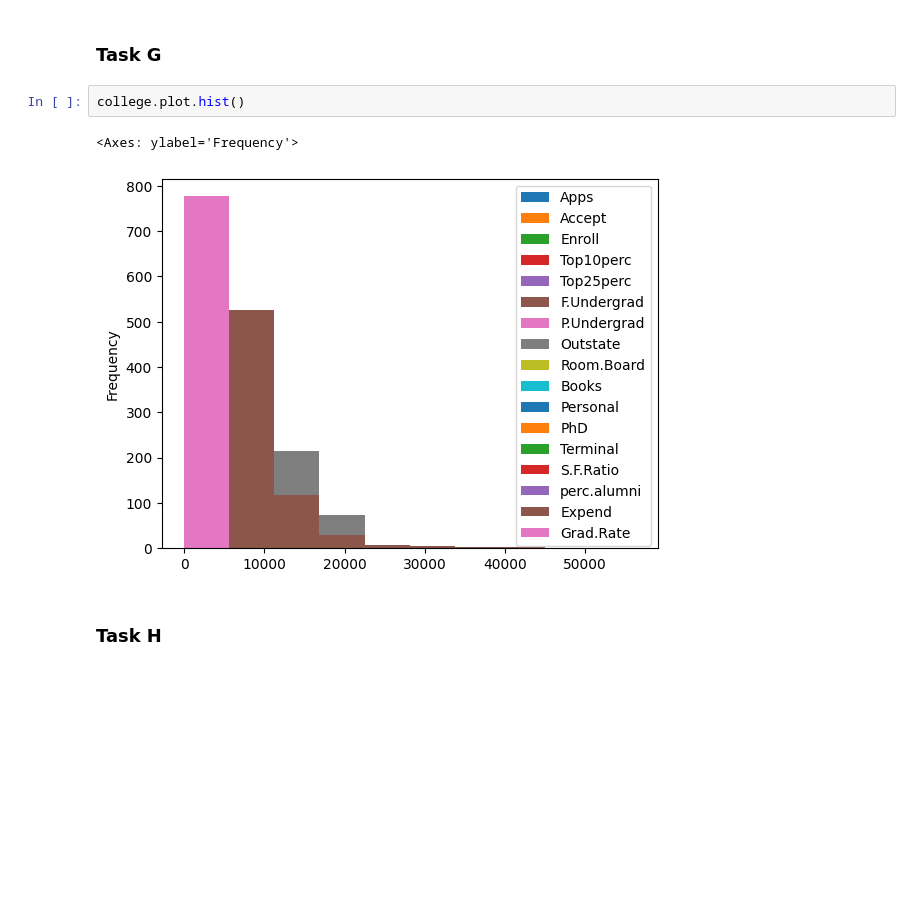
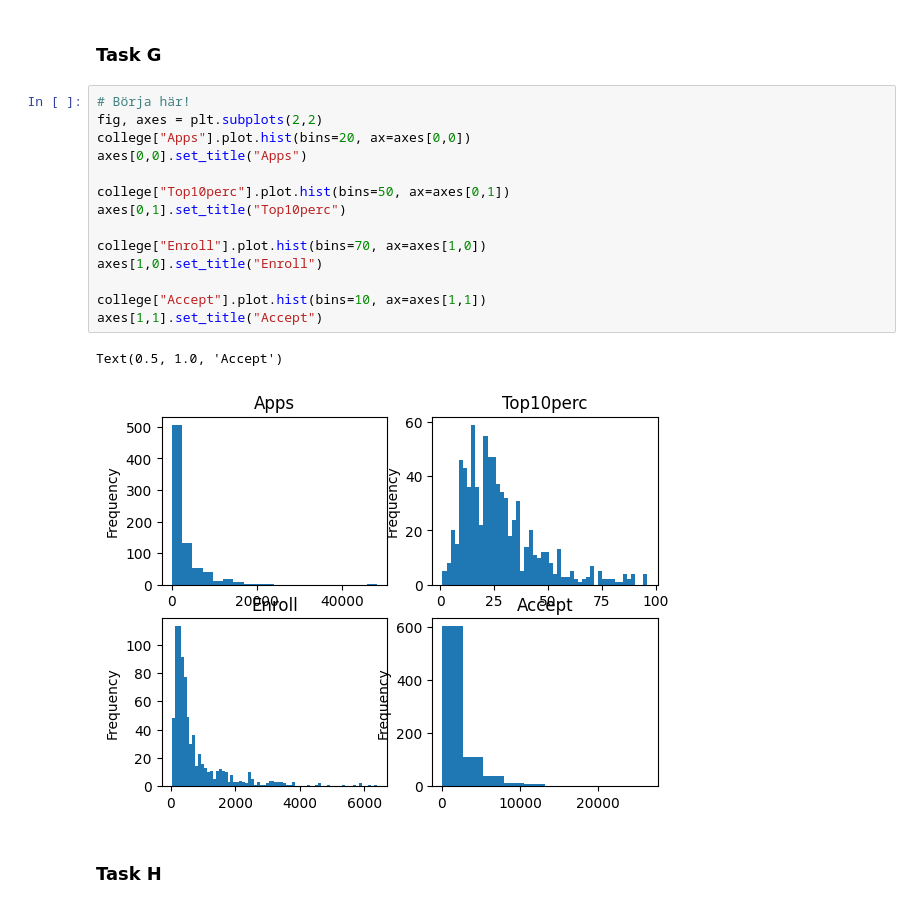
Before and after one commit to arvidlohn/Databehandling-ARVID-LOHN, a Jupyter notebook: Labs/main.ipynb, the cells around one changed output. Cells and saved outputs as stored; diff of their text form; blank space fills up the shorter version.

```diff
--- a/Labs/main.ipynb
+++ b/Labs/main.ipynb
@@ -114,9 +114,21 @@ sns.boxplot(data=college, x="Elite", y="Outstate")
 # %% [markdown]
 ### Task G
 # %%
-college.plot.hist()
+# Börja här!
+fig, axes = plt.subplots(2,2)
+college["Apps"].plot.hist(bins=20, ax=axes[0,0])
+axes[0,0].set_title("Apps")
+
+college["Top10perc"].plot.hist(bins=50, ax=axes[0,1])
+axes[0,1].set_title("Top10perc")
+
+college["Enroll"].plot.hist(bins=70, ax=axes[1,0])
+axes[1,0].set_title("Enroll")
+
+college["Accept"].plot.hist(bins=10, ax=axes[1,1])
+axes[1,1].set_title("Accept")
 # %% [output]
-<Axes: ylabel='Frequency'>
+Text(0.5, 1.0, 'Accept')
-[figure, old version]
+[figure, new version]
 # %% [markdown]
 ### Task H
```
Also changed, not shown: parts of 2 cells of this notebook.
